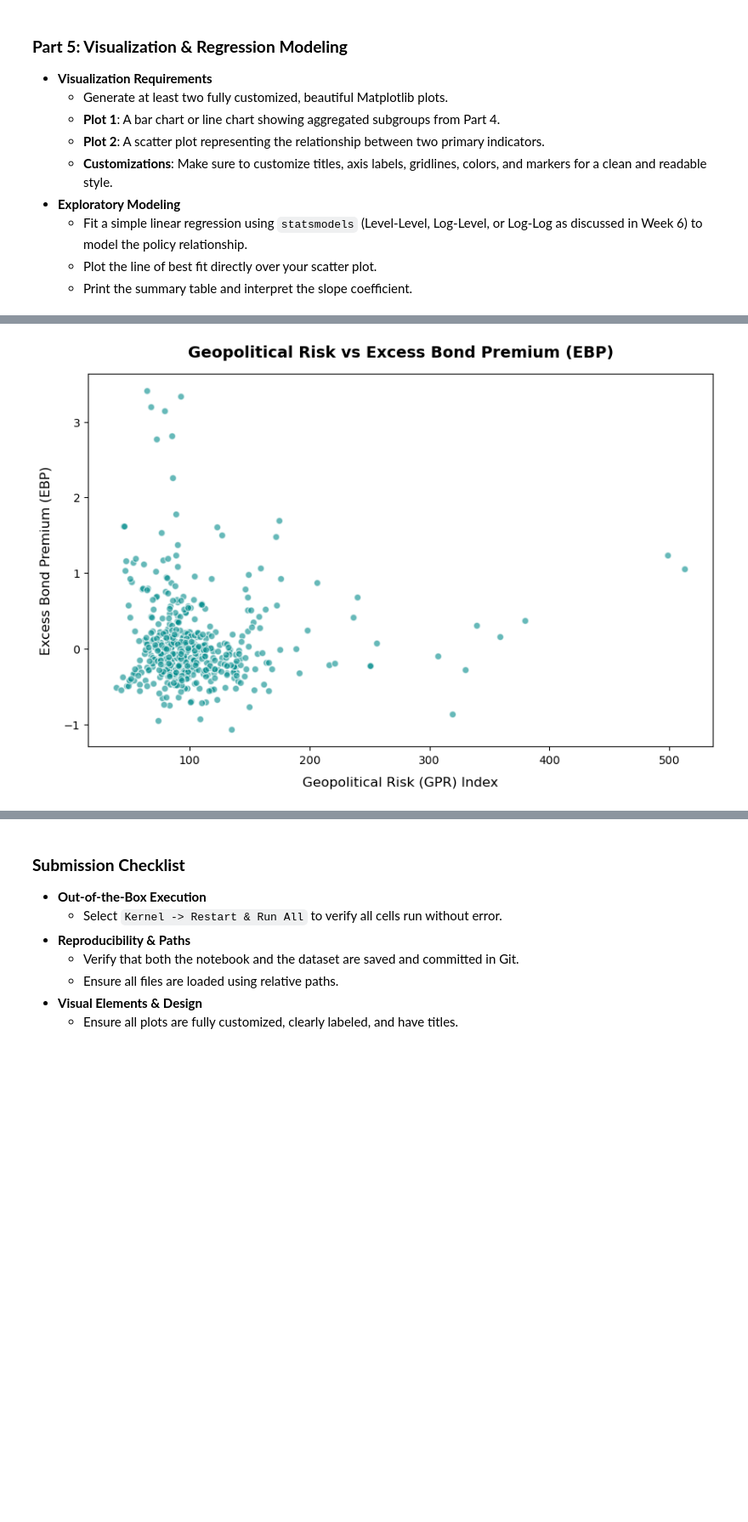
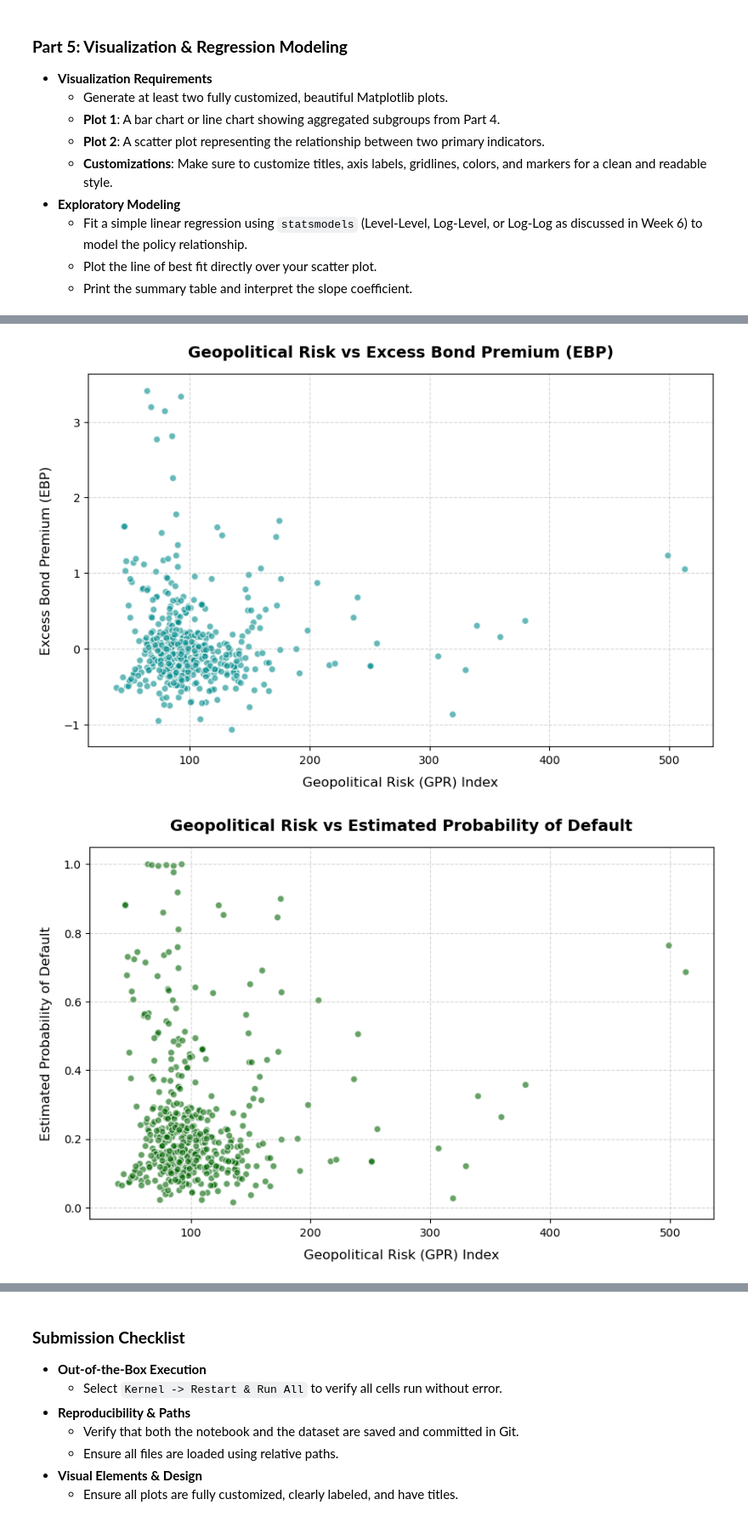
Before and after one commit to katsuhiro-kita/datascience-publicpolicy-2026, a Jupyter notebook: notebooks/hw/hw_3/katsuhiro-kita.ipynb, the cells around one changed output, grey strips where cells are left out. Shown at 85% size. Drawn from its saved outputs; the diff is of its cells as text; code cells hidden in the pictures; blank space fills up the shorter version.

```diff
--- a/notebooks/hw/hw_3/katsuhiro-kita.ipynb
+++ b/notebooks/hw/hw_3/katsuhiro-kita.ipynb
@@ -314,21 +323,32 @@ plt.show()
 # %%
 # Plot 2: Customized scatter plot of primary policy variables
 fig1, ax1 = plt.subplots(figsize=(10, 6))
 ax1.scatter(df_merge['gpr_index'], df_merge['gz_spread'], alpha=0.6, color='darkblue', edgecolors='white')
 ax1.set_title('Geopolitical Risk vs GZ Spread', fontsize=14, fontweight='bold', pad=15)
 ax1.set_xlabel('Geopolitical Risk (GPR) Index', fontsize=12, labelpad=10)
 ax1.set_ylabel('GZ Spread', fontsize=12, labelpad=10)
+ax1.grid(True, linestyle='--', alpha=0.5, zorder=0)
 plt.show()
 
 fig2, ax2 = plt.subplots(figsize=(10, 6))
 ax2.scatter(df_merge['gpr_index'], df_merge['ebp'], alpha=0.6, color='darkcyan', edgecolors='white')
 ax2.set_title('Geopolitical Risk vs Excess Bond Premium (EBP)', fontsize=14, fontweight='bold', pad=15)
 ax2.set_xlabel('Geopolitical Risk (GPR) Index', fontsize=12, labelpad=10)
 ax2.set_ylabel('Excess Bond Premium (EBP)', fontsize=12, labelpad=10)
+ax2.grid(True, linestyle='--', alpha=0.5, zorder=0)
 plt.show()
+
+fig3, ax3 = plt.subplots(figsize=(10, 6))
+ax3.scatter(df_merge['gpr_index'], df_merge['est_prob'], alpha=0.6, color='darkgreen', edgecolors='white')
+ax3.set_title('Geopolitical Risk vs Estimated Probability of Default', fontsize=14, fontweight='bold', pad=15)
+ax3.set_xlabel('Geopolitical Risk (GPR) Index', fontsize=12, labelpad=10)
+ax3.set_ylabel('Estimated Probability of Default', fontsize=12, labelpad=10)
+ax3.grid(True, linestyle='--', alpha=0.5, zorder=0)
+plt.show()
 # %% [output]
 [figure]
 [figure]
+[figure, added]
 # %%
 # Fit a simple linear regression and overlay the line of best fit
 import statsmodels.formula.api as smf
```
Also changed, not shown: parts of 10 cells of this notebook.
